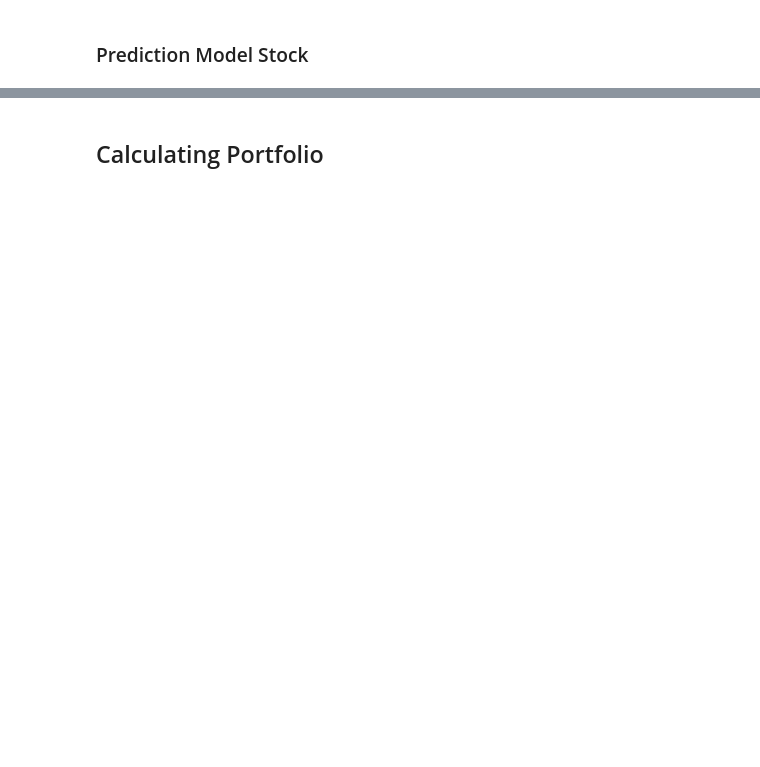
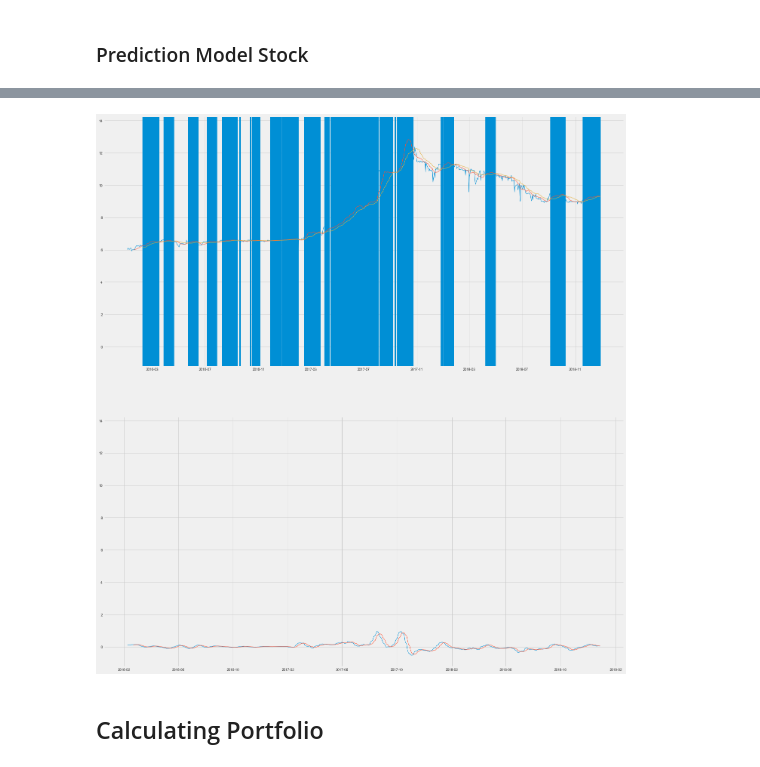
Before and after one commit to romwhyte/jsestockanalysis, a Jupyter notebook: stock analysis.ipynb, the cells around one changed output, grey strips where cells are left out. Saved outputs shown, nothing was run; the diff lists cells and outputs as text; code cells hidden in the pictures; blank space fills up the shorter version.

Commit message:
Added MACD's

```diff
--- a/stock analysis.ipynb
+++ b/stock analysis.ipynb
@@ -360,0 +675,8 @@ plt.show()
+# %%
+qoutes = pd.DataFrame(data=stkframe[sym].values,index=stkframe.index.values, columns={'AdjClose',})
+quotes = macd.getMvgAvg(qoutes,12,'MvgAvgShort')   #12 point moving average
+quotes = macd.getMvgAvg(quotes,26,'MvgAvgLong')   #26 point moving average
+quotes = macd.getMACDSignal(quotes)
+quotes = macd.getMACDMvgAvg(quotes,9)
+quotes = macd.getMACDTrigger(quotes)
+qoutes[qoutes.MACDTrigger == 1]
@@ -361,3 +702,25 @@ plt.show()
+# %%
+fig = plt.figure(figsize=(22,25))
+grid = plt.GridSpec(2, 1, hspace=0.2, wspace=0.2)
+ax1 = fig.add_subplot(grid[0, 0])
+ax2 = fig.add_subplot(grid[1, 0],sharey=ax1)
+
+for cory in quotes[qoutes.MACDTrigger == 1].index:
+    ax1.axvline(x=cory)
+
+
+ax1.plot(quotes['AdjClose'].index, quotes['AdjClose'], label=sym,lw=1)
+ax1.plot(quotes['MvgAvgShort'].index, quotes['MvgAvgShort'], label='MvgAvgShort',lw=1) #simple moving average
+ax1.plot(quotes['MvgAvgLong'].index, quotes['MvgAvgLong'], label='MvgAvgLong',lw=1) #simple moving average
+
+#ax1.scatter(x=quotes[qoutes.MACDTrigger == 1].index, y=quotes[qoutes.MACDTrigger == 1]['AdjClose'], c='red', marker='D', s=10)
+
+ax2.plot(quotes['MACD'].index, quotes['MACD'], label='MACD',lw=1)
+ax2.plot(quotes['MACDMvgAvg9'].index, quotes['MACDMvgAvg9'], label='MACDMvgAvg9',lw=1) #simple moving average
+
+plt.show()
+# %% [output]
+[figure, added]
 # %% [markdown]
 <h2> Calculating Portfolio </h2>
 # %%
```
Also changed, not shown: parts of 53 cells of this notebook, 1 other file.
